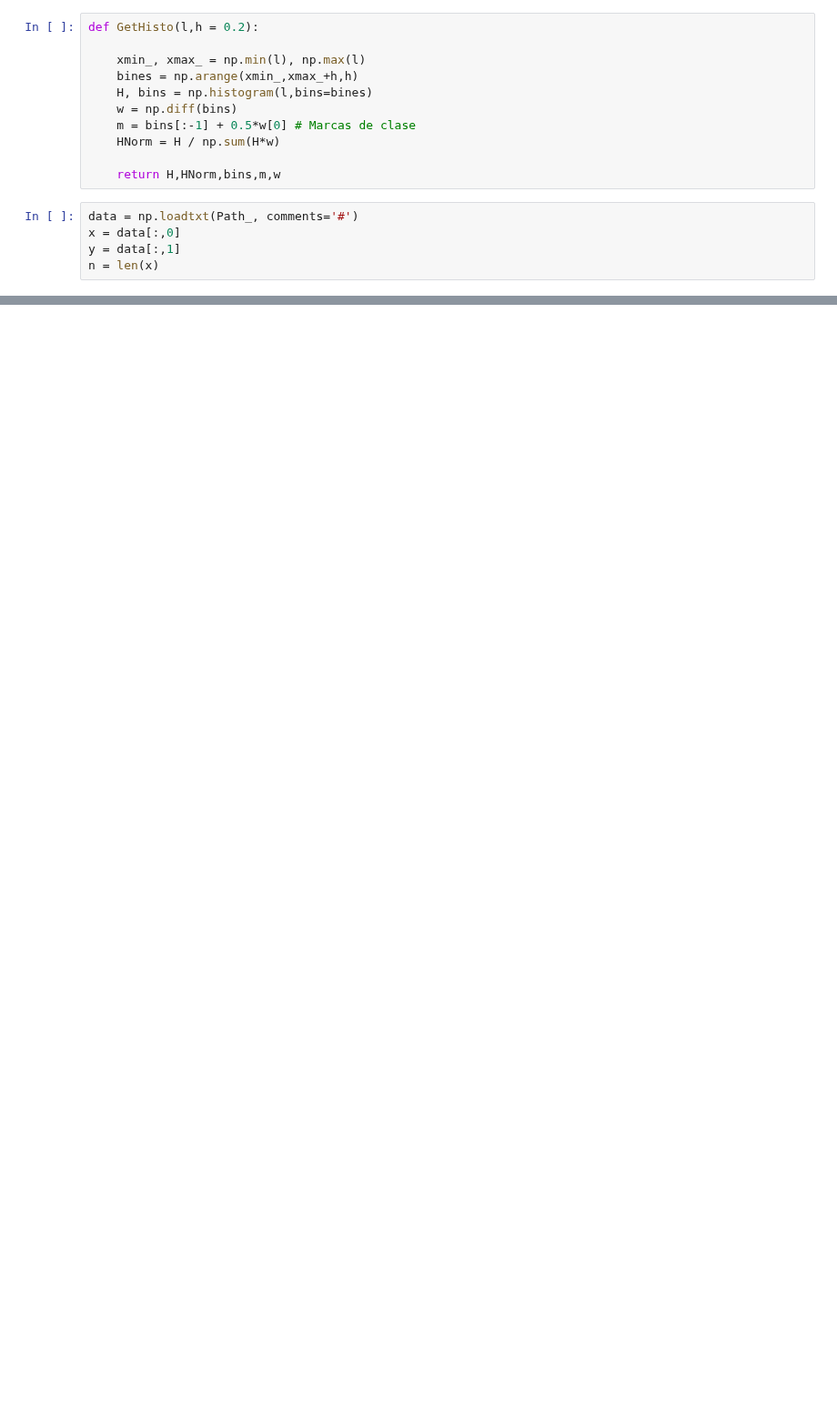
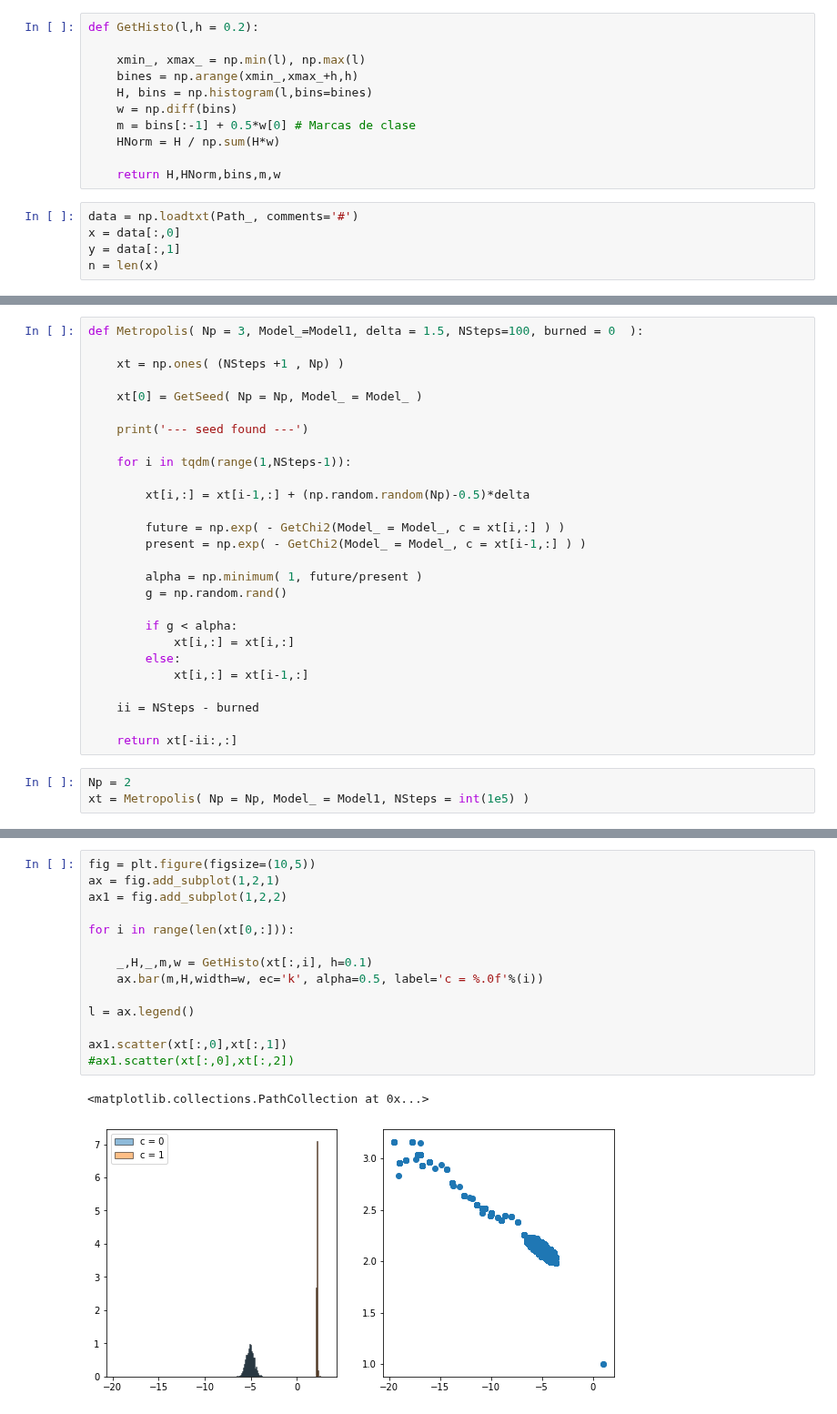
Before and after one commit to danielagda5/MetodosComputacionales202120-1, a Jupyter notebook: Week14/MetropolisPameterEstimation.ipynb, the cells around one changed output, grey strips where cells are left out. Shown at 91% size. Saved outputs shown, nothing was run; the diff lists cells and outputs as text; blank space fills up the shorter version.

Commit message:
Metropolis

```diff
--- a/Week14/MetropolisPameterEstimation.ipynb
+++ b/Week14/MetropolisPameterEstimation.ipynb
@@ -67,0 +103,30 @@ ax.legend(loc=0)
+# %%
+def Metropolis( Np = 3, Model_=Model1, delta = 1.5, NSteps=100, burned = 0  ):
+
+    xt = np.ones( (NSteps +1 , Np) )
+
+    xt[0] = GetSeed( Np = Np, Model_ = Model_ )
+
+    print('--- seed found ---')
+
+    for i in tqdm(range(1,NSteps-1)):
+
+        xt[i,:] = xt[i-1,:] + (np.random.random(Np)-0.5)*delta
+
+        future = np.exp( - GetChi2(Model_ = Model_, c = xt[i,:] ) )
+        present = np.exp( - GetChi2(Model_ = Model_, c = xt[i-1,:] ) )
+
+        alpha = np.minimum( 1, future/present )
+        g = np.random.rand()
+
+        if g < alpha:
+            xt[i,:] = xt[i,:]
+        else:
+            xt[i,:] = xt[i-1,:]
+
+    ii = NSteps - burned
+
+    return xt[-ii:,:]
+# %%
+Np = 2
+xt = Metropolis( Np = Np, Model_ = Model1, NSteps = int(1e5) )
@@ -67,0 +157,17 @@ ax.legend(loc=0)
+# %%
+fig = plt.figure(figsize=(10,5))
+ax = fig.add_subplot(1,2,1)
+ax1 = fig.add_subplot(1,2,2)
+
+for i in range(len(xt[0,:])):
+
+    _,H,_,m,w = GetHisto(xt[:,i], h=0.1)
+    ax.bar(m,H,width=w, ec='k', alpha=0.5, label='c = %.0f'%(i))
+
+l = ax.legend()
+
+ax1.scatter(xt[:,0],xt[:,1])
+#ax1.scatter(xt[:,0],xt[:,2])
+# %% [output]
+<matplotlib.collections.PathCollection at 0x...>
+[figure, added]
```
Also changed, not shown: parts of 17 cells of this notebook, 1 other file.
